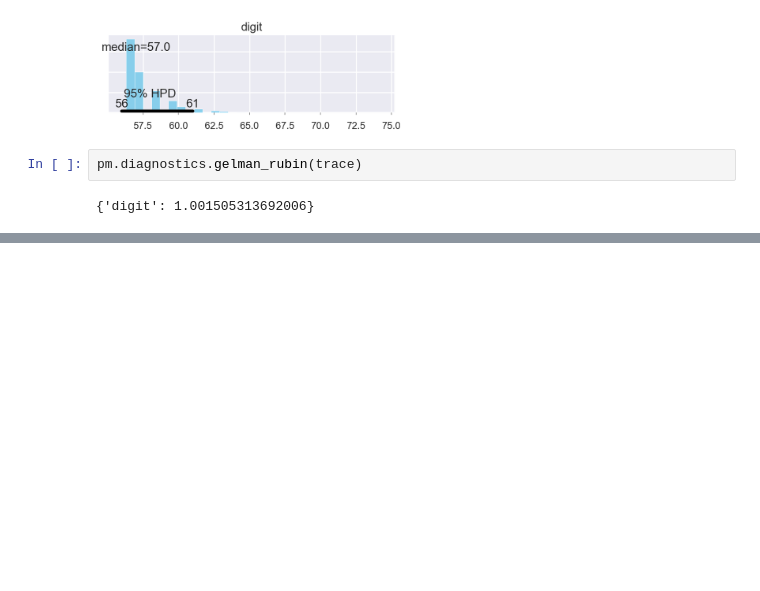
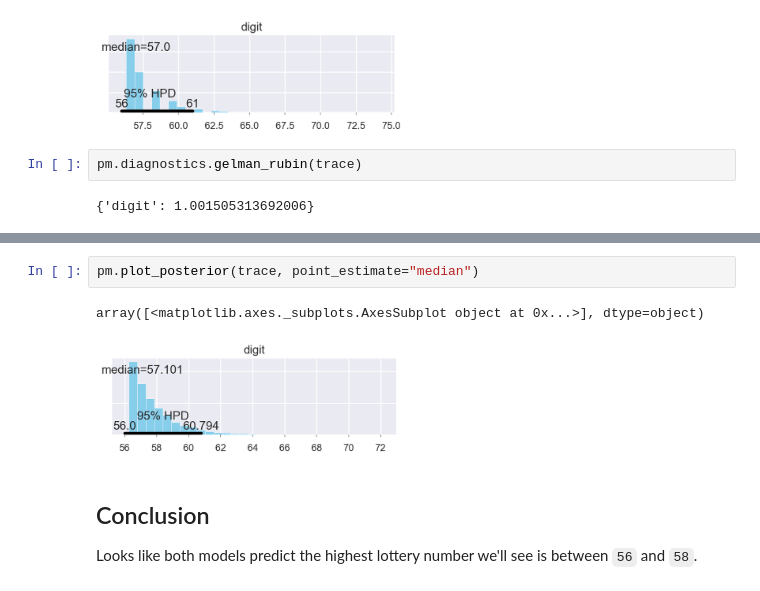
Before and after one commit to zachwill/mcmc, a Jupyter notebook: Fortune Cookie.ipynb, the cells around one changed output, grey strips where cells are left out. Cells and saved outputs as stored; diff of their text form; blank space fills up the shorter version.

```diff
--- a/Fortune Cookie.ipynb
+++ b/Fortune Cookie.ipynb
@@ -71,0 +112,9 @@ pm.diagnostics.gelman_rubin(trace)
+# %%
+pm.plot_posterior(trace, point_estimate="median")
+# %% [output]
+array([<matplotlib.axes._subplots.AxesSubplot object at 0x...>], dtype=object)
+[figure, added]
+# %% [markdown]
+## Conclusion
+
+Looks like both models predict the highest lottery number we'll see is between `56` and `58`.
```
Also changed, not shown: parts of 7 cells of this notebook, 1 other file.
